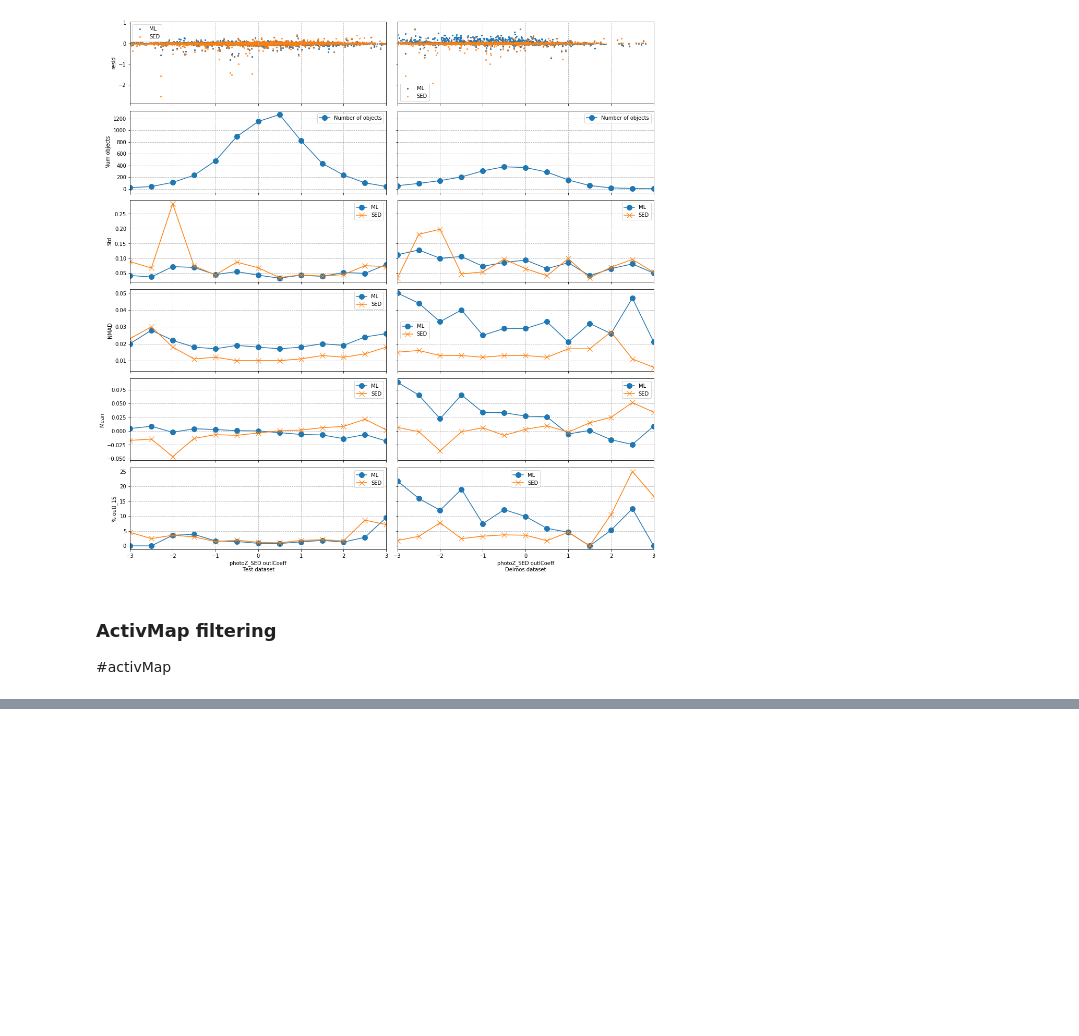
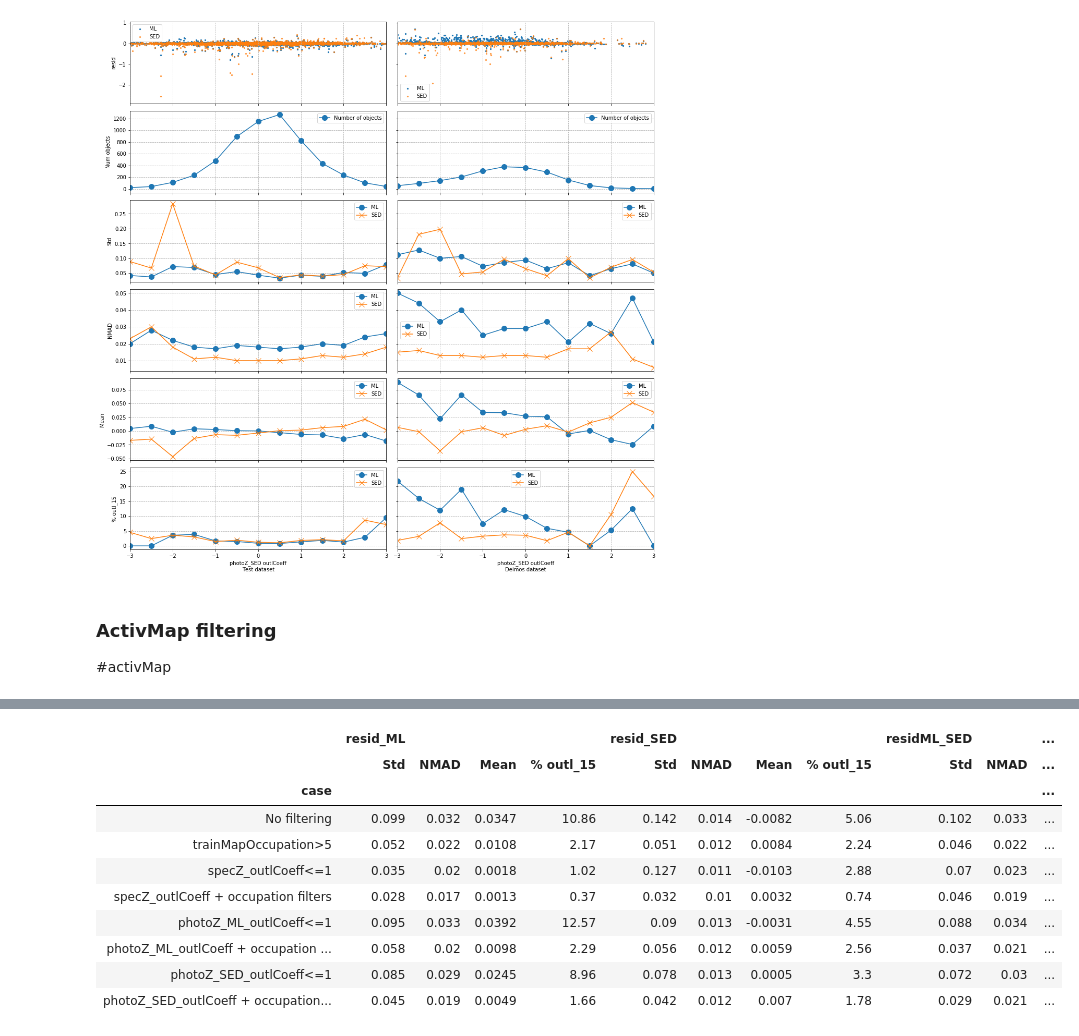
Before and after one commit to ShrRa/COSMOS_SOM, a Jupyter notebook: Statistics.ipynb, the cells around one changed output, grey strips where cells are left out. Drawn from its saved outputs; the diff is of its cells as text; code cells hidden in the pictures; blank space fills up the shorter version.

```diff
--- a/Statistics.ipynb
+++ b/Statistics.ipynb
@@ -79,6 +79,28 @@ for key,val in datasetNames.items():
     <br>- probably something else.
 # %%
 statAll={name:{} for name in datasetNames.keys()}
+# %%
+for name in statAll.keys():
+    if name=='Run':
+        residCols=[residML_SED]
+        colsFilt=[photoZ_ML+'_outlCoeff',photoZ_SED+'_outlCoeff']
+    else:
+        residCols=[residML,residSED,residML_SED]
+        colsFilt=[specZ+'_outlCoeff',photoZ_ML+'_outlCoeff',photoZ_SED+'_outlCoeff']
+    statAll[name]['Basic']=createStatTab(residCols,indexName='case')
+    data=datasets[name]
+    statAll[name]['Basic']=allStatsAddRec(statAll[name]['Basic'],case='No filtering',data=data,
+                                             residCols=residCols)
+    data=datasets[name][datasets[name]['trainMapOccupation']>5]
+    statAll[name]['Basic']=allStatsAddRec(statAll[name]['Basic'],case='trainMapOccupation>5',data=data,
+                                             residCols=residCols)
+    for col in colsFilt:
+        data=datasets[name][datasets[name][col].abs()<=1]
+        statAll[name]['Basic']=allStatsAddRec(statAll[name]['Basic'],case=col+'<=1',data=data,
+                                             residCols=residCols)
+        data=data[data['trainMapOccupation']>5]
+        statAll[name]['Basic']=allStatsAddRec(statAll[name]['Basic'],case=col+' + occupation filters',data=data,
+                                             residCols=residCols)
 # %%
 ### Calculate statistics for objects with different outlCoeff ###
 cases=[specZ,photoZ_ML,photoZ_SED]
@@ -97,17 +119,18 @@ for name in statAll.keys():
 ### Calculate statistics for objects from cells with different occupation by objects from train dataset ###
 residCols=[residML,residSED,residML_SED]
 bins=sorted(datasets['Train']['trainMapOccupation'].unique())
+for name in statAll.keys():
+    if name=='Run':
+        residCols=[residML_SED]
+    else:
+        residCols=[residML,residSED,residML_SED]
 
-
-for name in statAll.keys():
-    for c in cases:
-        if name=='Run':
-            if c==specZ:
-                continue
-            else:
-                statAll[name]['outlCoeff_'+c]=statByBins(datasets[name],binCol=c+'_outlCoeff',residCols=[residML_SED],bins=bins)
-        else:
-            statAll[name]['outlCoeff_'+c]=statByBins(datasets[name],binCol=c+'_outlCoeff',residCols=residCols,bins=bins)
+    statAll[name]['activMap']=createStatTab(residCols,addCols=['trainMapOccupation'])
+    for b in bins:
+        data=datasets[name][datasets[name]['trainMapOccupation']==b]
+        if len(data)>0:
+            statAll[name]['activMap']=allStatsAddRec(statAll[name]['activMap'],case=b,data=data,
+                                             residCols=residCols,addCols={'trainMapOccupation':b})
 # %% [markdown]
 ### Function for plotting statistics for different outlCoeff
 <a id='plotStatOutlCoeff'>#plotStatOutlCoeff</a>
@@ -194,0 +261,14 @@ fig=plotStatsForOutlCoeff(data,case,stats,datasetNames)
+# %%
+statAll['Deimos']['Basic']
+# %% [output]
+|  | resid_ML |  |  |  | resid_SED |  |  |  | residML_SED |  | ... |
+|  | Std | NMAD | Mean | % outl_15 | Std | NMAD | Mean | % outl_15 | Std | NMAD | ... |
+| case |  |  |  |  |  |  |  |  |  |  | ... |
+| No filtering | 0.099 | 0.032 | 0.0347 | 10.86 | 0.142 | 0.014 | -0.0082 | 5.06 | 0.102 | 0.033 | ... |
+| trainMapOccupation>5 | 0.052 | 0.022 | 0.0108 | 2.17 | 0.051 | 0.012 | 0.0084 | 2.24 | 0.046 | 0.022 | ... |
+| specZ_outlCoeff<=1 | 0.035 | 0.02 | 0.0018 | 1.02 | 0.127 | 0.011 | -0.0103 | 2.88 | 0.07 | 0.023 | ... |
+| specZ_outlCoeff + occupation filters | 0.028 | 0.017 | 0.0013 | 0.37 | 0.032 | 0.01 | 0.0032 | 0.74 | 0.046 | 0.019 | ... |
+| photoZ_ML_outlCoeff<=1 | 0.095 | 0.033 | 0.0392 | 12.57 | 0.09 | 0.013 | -0.0031 | 4.55 | 0.088 | 0.034 | ... |
+| photoZ_ML_outlCoeff + occupation ... | 0.058 | 0.02 | 0.0098 | 2.29 | 0.056 | 0.012 | 0.0059 | 2.56 | 0.037 | 0.021 | ... |
+| photoZ_SED_outlCoeff<=1 | 0.085 | 0.029 | 0.0245 | 8.96 | 0.078 | 0.013 | 0.0005 | 3.3 | 0.072 | 0.03 | ... |
+| photoZ_SED_outlCoeff + occupation... | 0.045 | 0.019 | 0.0049 | 1.66 | 0.042 | 0.012 | 0.007 | 1.78 | 0.029 | 0.021 | ... |
```
Also changed, not shown: parts of 4 cells of this notebook.
